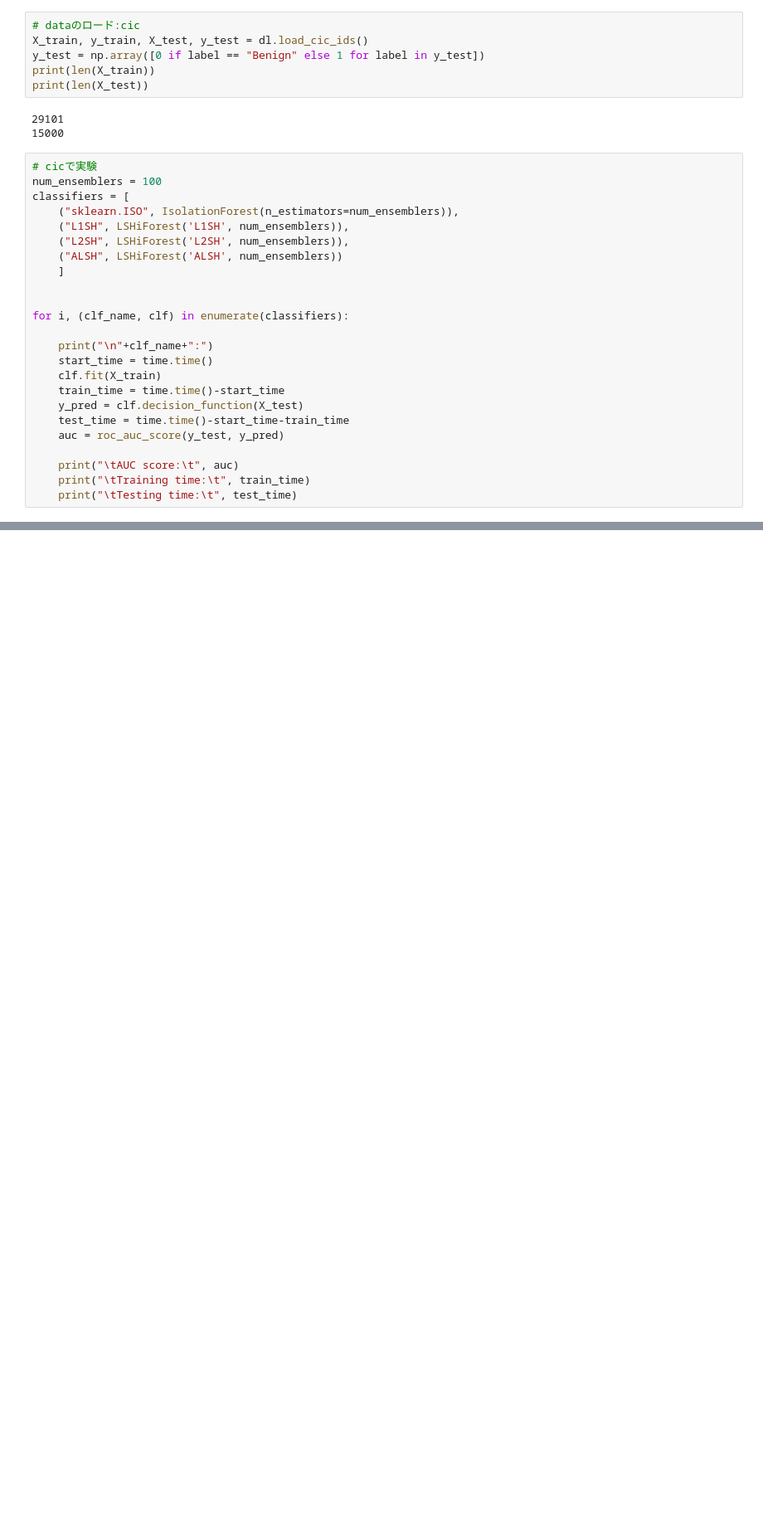
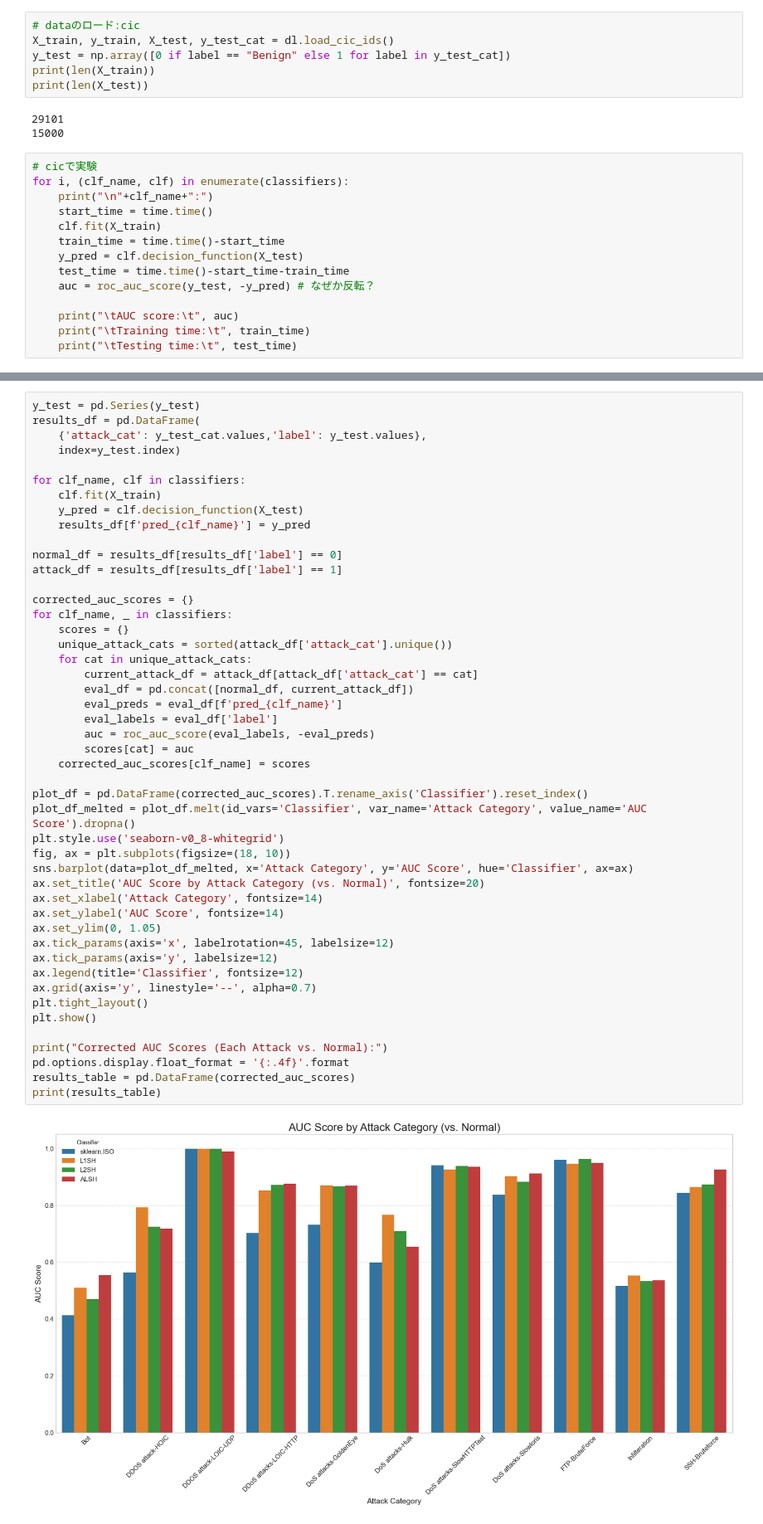
Before and after one commit to Sugata10723/ids-lshiforest, a Jupyter notebook: lshiforest/main.ipynb, the cells around one changed output, grey strips where cells are left out. Shown: that part at 83% size. Saved outputs shown, nothing was run; the diff lists cells and outputs as text; blank space fills up the shorter version.

Commit message:
Enable codes to display attack vector

```diff
--- a/lshiforest/main.ipynb
+++ b/lshiforest/main.ipynb
@@ -12,7 +20,7 @@ import numpy as np
 # %%
 # dataのロード:cic
-X_train, y_train, X_test, y_test = dl.load_cic_ids()
-y_test = np.array([0 if label == "Benign" else 1 for label in y_test])
+X_train, y_train, X_test, y_test_cat = dl.load_cic_ids()
+y_test = np.array([0 if label == "Benign" else 1 for label in y_test_cat])
 print(len(X_train))
 print(len(X_test))
 # %% [output]
@@ -20,24 +28,14 @@ print(len(X_test))
 15000
 # %%
 # cicで実験
-num_ensemblers = 100
-classifiers = [
-    ("sklearn.ISO", IsolationForest(n_estimators=num_ensemblers)),
-    ("L1SH", LSHiForest('L1SH', num_ensemblers)),
-    ("L2SH", LSHiForest('L2SH', num_ensemblers)),
-    ("ALSH", LSHiForest('ALSH', num_ensemblers))
-    ]
-
-
 for i, (clf_name, clf) in enumerate(classifiers):
-
 	print("\n"+clf_name+":")
 	start_time = time.time()
 	clf.fit(X_train)
 	train_time = time.time()-start_time
 	y_pred = clf.decision_function(X_test)
 	test_time = time.time()-start_time-train_time
-	auc = roc_auc_score(y_test, y_pred)
+	auc = roc_auc_score(y_test, -y_pred) # なぜか反転？
 
 	print("\tAUC score:\t", auc)
 	print("\tTraining time:\t", train_time)
@@ -62,3 +60,52 @@ ALSH:
         AUC score:       0.2621026774366578
         Training time:   4.4611828327178955
         Testing time:    18.361445903778076
+# %%
+y_test = pd.Series(y_test)
+results_df = pd.DataFrame(
+    {'attack_cat': y_test_cat.values,'label': y_test.values},
+    index=y_test.index)
+
+for clf_name, clf in classifiers:
+    clf.fit(X_train)
+    y_pred = clf.decision_function(X_test)
+    results_df[f'pred_{clf_name}'] = y_pred
+
+normal_df = results_df[results_df['label'] == 0]
+attack_df = results_df[results_df['label'] == 1]
+
+corrected_auc_scores = {}
+for clf_name, _ in classifiers:
+    scores = {}
+    unique_attack_cats = sorted(attack_df['attack_cat'].unique())
+    for cat in unique_attack_cats:
+        current_attack_df = attack_df[attack_df['attack_cat'] == cat]
+        eval_df = pd.concat([normal_df, current_attack_df])
+        eval_preds = eval_df[f'pred_{clf_name}']
+        eval_labels = eval_df['label']
+        auc = roc_auc_score(eval_labels, -eval_preds)
+        scores[cat] = auc
+    corrected_auc_scores[clf_name] = scores
+
+plot_df = pd.DataFrame(corrected_auc_scores).T.rename_axis('Classifier').reset_index()
+plot_df_melted = plot_df.melt(id_vars='Classifier', var_name='Attack Category', value_name='AUC Score').dropna()
+plt.style.use('seaborn-v0_8-whitegrid')
+fig, ax = plt.subplots(figsize=(18, 10))
+sns.barplot(data=plot_df_melted, x='Attack Category', y='AUC Score', hue='Classifier', ax=ax)
+ax.set_title('AUC Score by Attack Category (vs. Normal)', fontsize=20)
+ax.set_xlabel('Attack Category', fontsize=14)
+ax.set_ylabel('AUC Score', fontsize=14)
+ax.set_ylim(0, 1.05)
+ax.tick_params(axis='x', labelrotation=45, labelsize=12)
+ax.tick_params(axis='y', labelsize=12)
+ax.legend(title='Classifier', fontsize=12)
+ax.grid(axis='y', linestyle='--', alpha=0.7)
+plt.tight_layout()
+plt.show()
+
+print("Corrected AUC Scores (Each Attack vs. Normal):")
+pd.options.display.float_format = '{:.4f}'.format
+results_table = pd.DataFrame(corrected_auc_scores)
+print(results_table)
+# %% [output]
+[figure, added]
```
Also changed, not shown: parts of 6 cells of this notebook, 2 other files.
